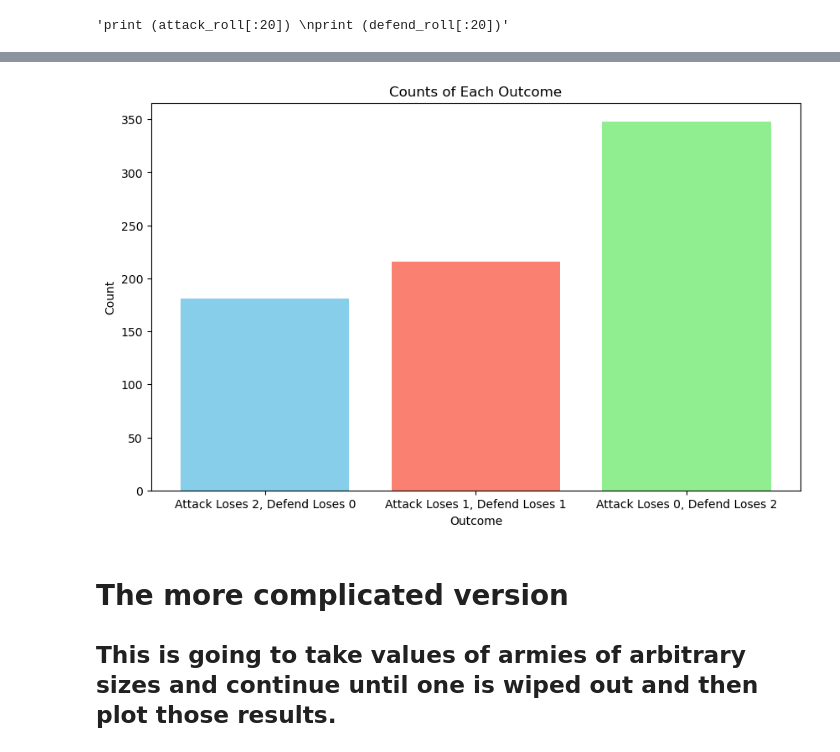
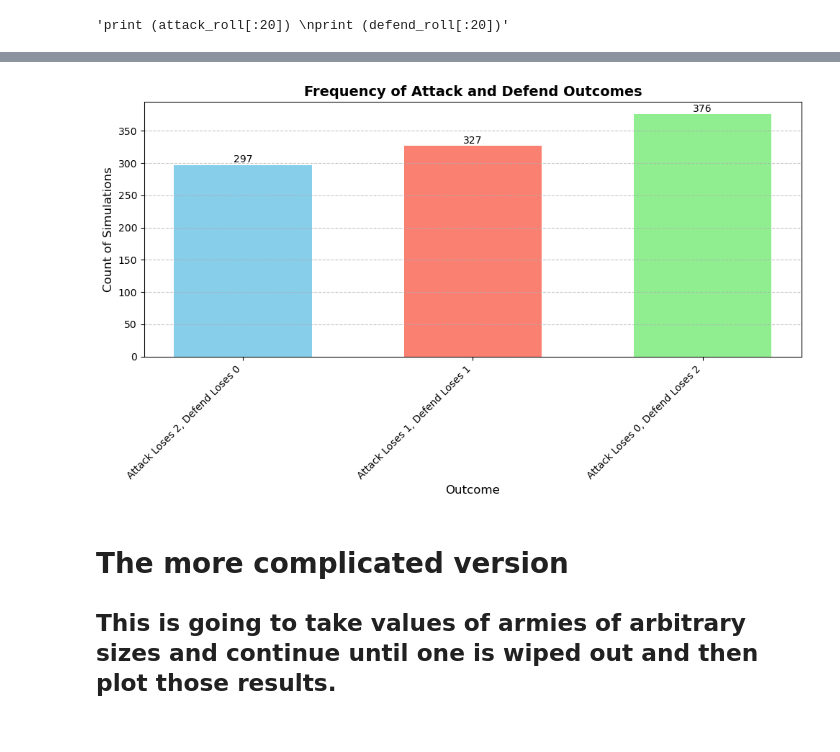
Before and after one commit to AndreHoarau/PFDA, a Jupyter notebook: assignments/assignment_5_risk.ipynb, the cells around one changed output, grey strips where cells are left out. Saved outputs shown, nothing was run; the diff lists cells and outputs as text; code cells hidden in the pictures.

```diff
--- a/assignments/assignment_5_risk.ipynb
+++ b/assignments/assignment_5_risk.ipynb
@@ -42,15 +42,17 @@ def calculate_losses(attack_roll, defend_roll):
     max_defend_value1 =  np.max(defend_roll, axis= 1)
     max_defend_value2 = np.sort(defend_roll,axis=1)[:,-2]
     # We then need to determine what dice rolls are winning.
-    attack_loses1 = (max_attack_value1 > max_defend_value1).astype(int)
-    defend_loses1 = (max_attack_value1 < max_defend_value1).astype(int)
-    attack_loses2 = (max_attack_value2 > max_defend_value2).astype(int)
-    defend_loses2 = (max_attack_value2 <= max_defend_value2).astype(int)
+    attack_loses1 = (max_attack_value1 <= max_defend_value1).astype(int)
+    defend_loses1 = (max_attack_value1 > max_defend_value1).astype(int)
+    attack_loses2 = (max_attack_value2 <= max_defend_value2).astype(int)
+    defend_loses2 = (max_attack_value2 > max_defend_value2).astype(int)
     # Sum up the losses for each row
     attack_loses_per_row = attack_loses1 + attack_loses2
     defend_loses_per_row = defend_loses1 + defend_loses2
+
     return attack_loses_per_row, defend_loses_per_row
 
+attack_loses_per_row, defend_loses_per_row = calculate_losses(attack_roll, defend_roll)
 
 # Print results for each row
 for i in range(len(attack_loses_per_row)):
@@ -76,30 +78,44 @@ Row 1000: Attack Loses = 0, Defend Loses = 1
-# %%
-# Create a 2-d array of the attack loses and defend loses
-results = np.column_stack((attack_loses_per_row, defend_loses_per_row))
-
-# Get the count of each outcome
-count_attack_2_defend_0 = np.sum((results[:, 0] == 2) & (results[:, 1] == 0))
-count_attack_1_defend_1 = np.sum((results[:, 0] == 1) & (results[:, 1] == 1))
-count_attack_0_defend_2 = np.sum((results[:, 0] == 0) & (results[:, 1] == 2))
-
-# Labels for the x-axis
-outcomes = ['Attack Loses 2, Defend Loses 0', 'Attack Loses 1, Defend Loses 1', 'Attack Loses 0, Defend Loses 2']
-# Counts for each outcome
-counts = [count_attack_2_defend_0, count_attack_1_defend_1, count_attack_0_defend_2]
-
-# Create the bar chart
-plt.figure(figsize=(10, 6))
-plt.bar(outcomes, counts, color=['skyblue', 'salmon', 'lightgreen'])
-
-# Add title and labels
-plt.title('Counts of Each Outcome')
-plt.xlabel('Outcome')
-plt.ylabel('Count')
-
-# Show the plot
-plt.show()
-# %% [output]
-[figure, removed]
+# %%
+import matplotlib.pyplot as plt
+import numpy as np
+
+count_attack_0_defend_2 = 0
+count_attack_1_defend_1 = 0
+count_attack_2_defend_0 = 0
+
+for loses in attack_loses_per_row:
+    if loses == 0:
+        count_attack_0_defend_2 += 1
+    elif loses == 1:
+        count_attack_1_defend_1 += 1
+    elif loses == 2:
+        count_attack_2_defend_0 += 1
+
+# Data
+outcomes = ['Attack Loses 2, Defend Loses 0', 'Attack Loses 1, Defend Loses 1', 'Attack Loses 0, Defend Loses 2']
+counts = [count_attack_2_defend_0, count_attack_1_defend_1, count_attack_0_defend_2]
+
+# Plot
+plt.figure(figsize=(10, 6))
+plt.bar(outcomes, counts, color=['skyblue', 'salmon', 'lightgreen'], width=0.6)
+
+# Enhancements
+plt.title('Frequency of Attack and Defend Outcomes', fontsize=14, fontweight='bold')
+plt.xlabel('Outcome', fontsize=12)
+plt.ylabel('Count of Simulations', fontsize=12)
+plt.xticks(rotation=45, ha='right', fontsize=10)
+plt.yticks(fontsize=10)
+plt.grid(axis='y', linestyle='--', alpha=0.7)
+
+# Add data labels
+for i, count in enumerate(counts):
+    plt.text(i, count + 0.5, str(count), ha='center', va='bottom', fontsize=10)
+
+# Show plot
+plt.tight_layout()
+plt.show()
+# %% [output]
+[figure, added]
 # %% [markdown]
 # The more complicated version
 ## This is going to take values of armies of arbitrary sizes and continue until one is wiped out and then plot those results.
```
Also changed, not shown: parts of 1 cell of this notebook.
